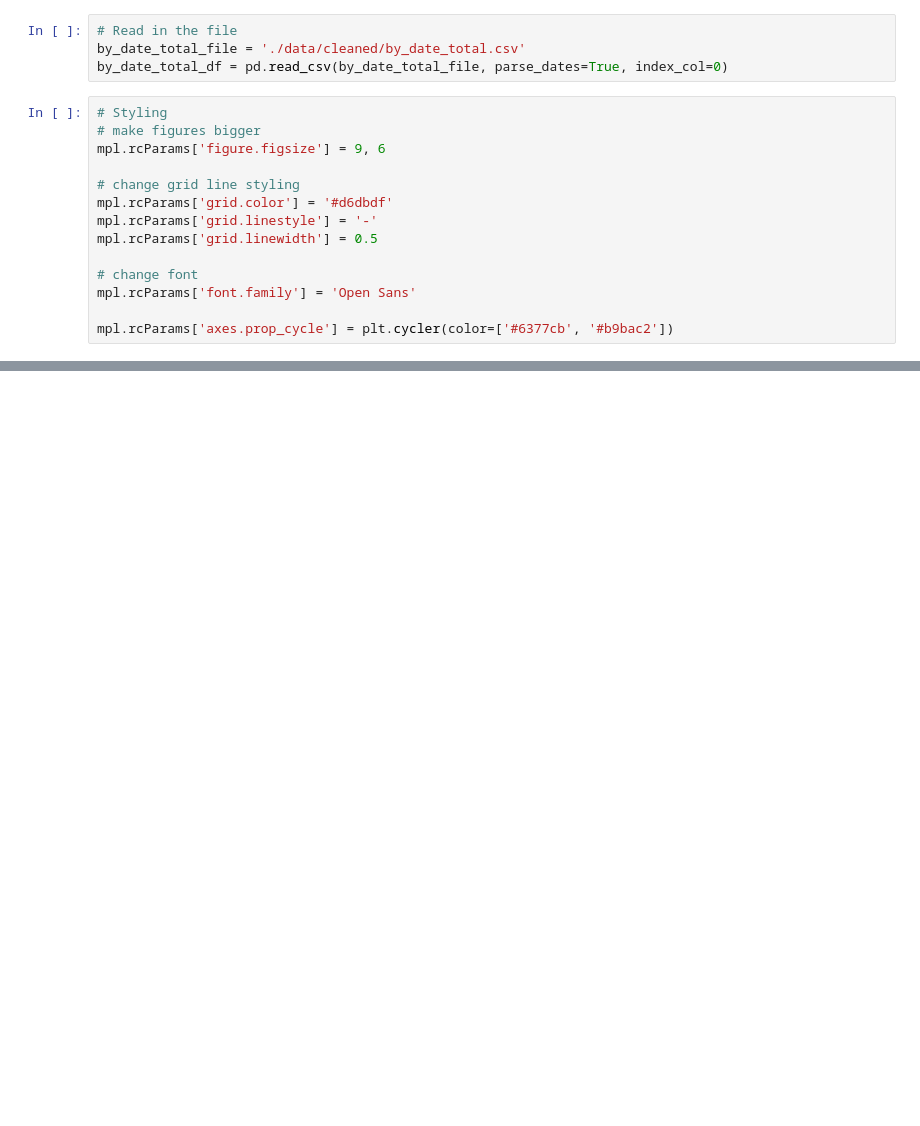
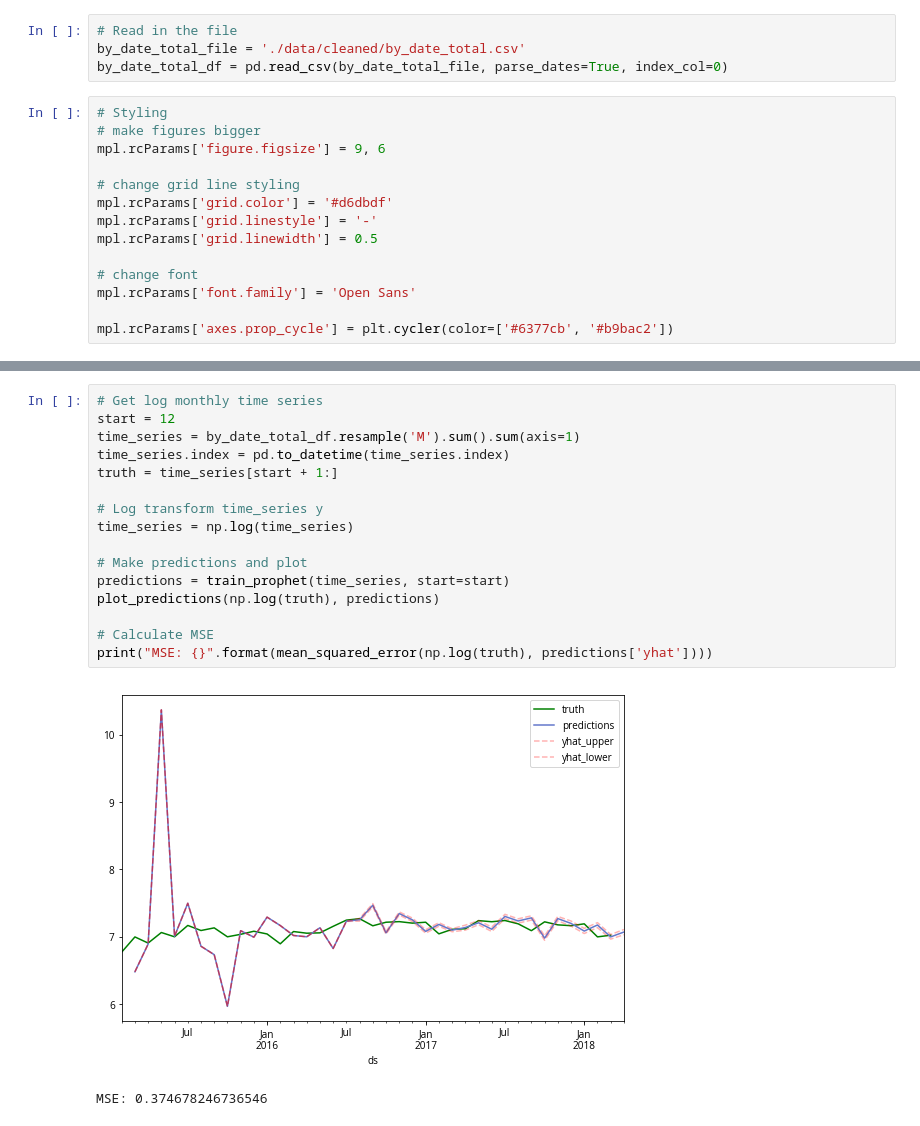
Before and after one commit to jonathanshuai/springboard-capstone1, a Jupyter notebook: time-series.ipynb, the cells around one changed output, grey strips where cells are left out. Drawn from its saved outputs; the diff is of its cells as text; blank space fills up the shorter version.

```diff
--- a/time-series.ipynb
+++ b/time-series.ipynb
@@ -167,0 +141,19 @@ Accuracy score w/o log transform: 0.6538461538461539
+# %%
+# Get log monthly time series
+start = 12
+time_series = by_date_total_df.resample('M').sum().sum(axis=1)
+time_series.index = pd.to_datetime(time_series.index)
+truth = time_series[start + 1:]
+
+# Log transform time_series y
+time_series = np.log(time_series)
+
+# Make predictions and plot
+predictions = train_prophet(time_series, start=start)
+plot_predictions(np.log(truth), predictions)
+
+# Calculate MSE
+print("MSE: {}".format(mean_squared_error(np.log(truth), predictions['yhat'])))
+# %% [output]
+[figure, added]
+MSE: 0.374678246736546
```
Also changed, not shown: parts of 12 cells of this notebook, 6 other files.
